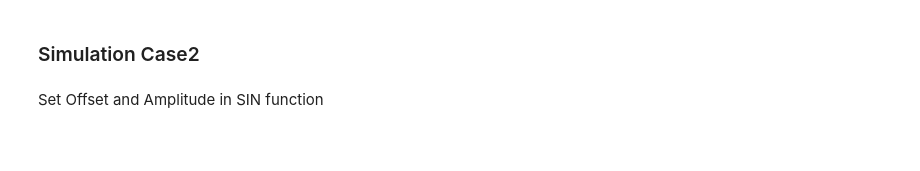
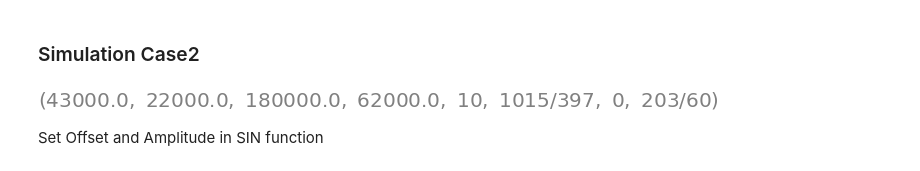
Before and after one commit to h-filzer/OpAmp-Notebooks, a Jupyter notebook: 04-simulation-case2.ipynb, the cells around one changed output. Drawn from its saved outputs; the diff is of its cells as text; code cells hidden in the pictures; blank space fills up the shorter version.

```diff
--- a/04-simulation-case2.ipynb
+++ b/04-simulation-case2.ipynb
@@ -3,23 +3,25 @@
 # %%
 %store -r r1_series_value
 %store -r r2_series_value
 %store -r vx_chosen
 %store -r vref
 %store -r rg
-%store -r rf_chosen
+%store -r rf
 %store -r x1
 %store -r x2
 
 
 r1_series_value=r1_series_value
 r2_series_value=r2_series_value
 vx_chosen=vx_chosen
 vref=vref
 rg=rg
-rf_chosen=rf_chosen
+rf=rf
 x1=x1
 x2=x2
-rf_chosen,rg,r1_series_value,r2_series_value,vx_chosen,vref,x1,x2
+rf,rg,r1_series_value,r2_series_value,vx_chosen,vref,x1,x2
+# %% [output]
+[figure, added]
 # %%
 #Specify Amplitude and DC-Offset for Input signal
 amplitude=abs(float(x1)-float(x2))/2
```
Also changed, not shown: parts of 5 cells of this notebook, 5 other files.
